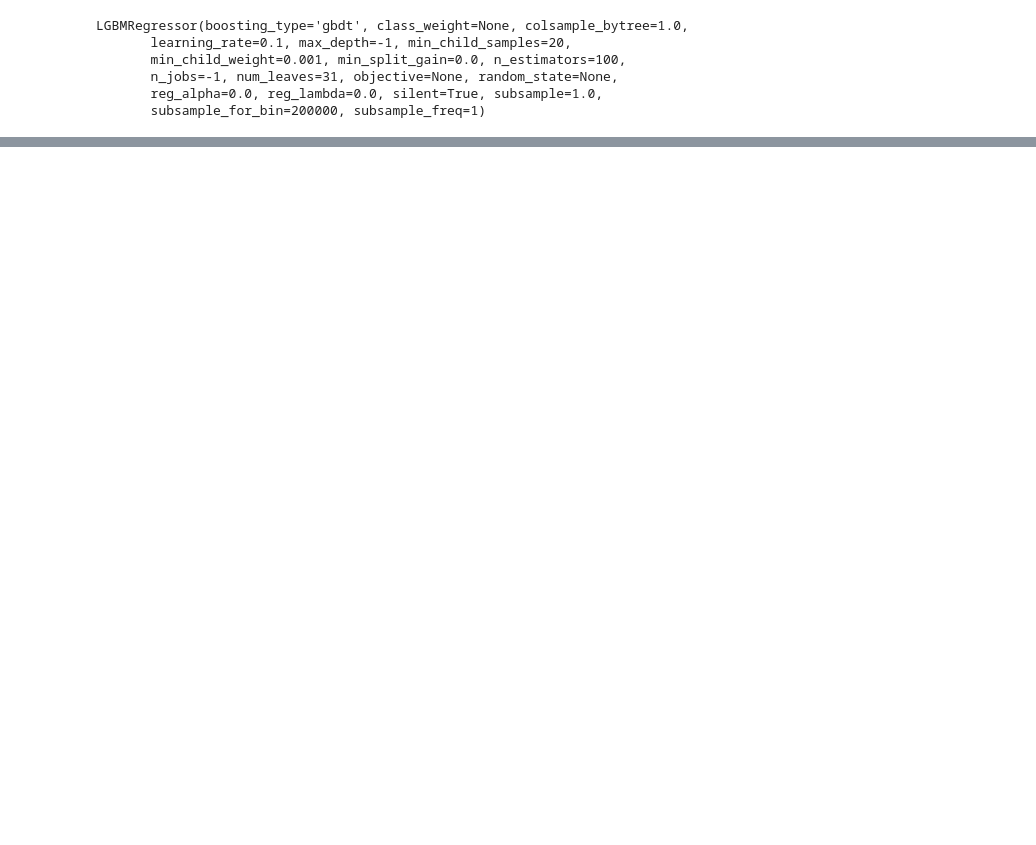
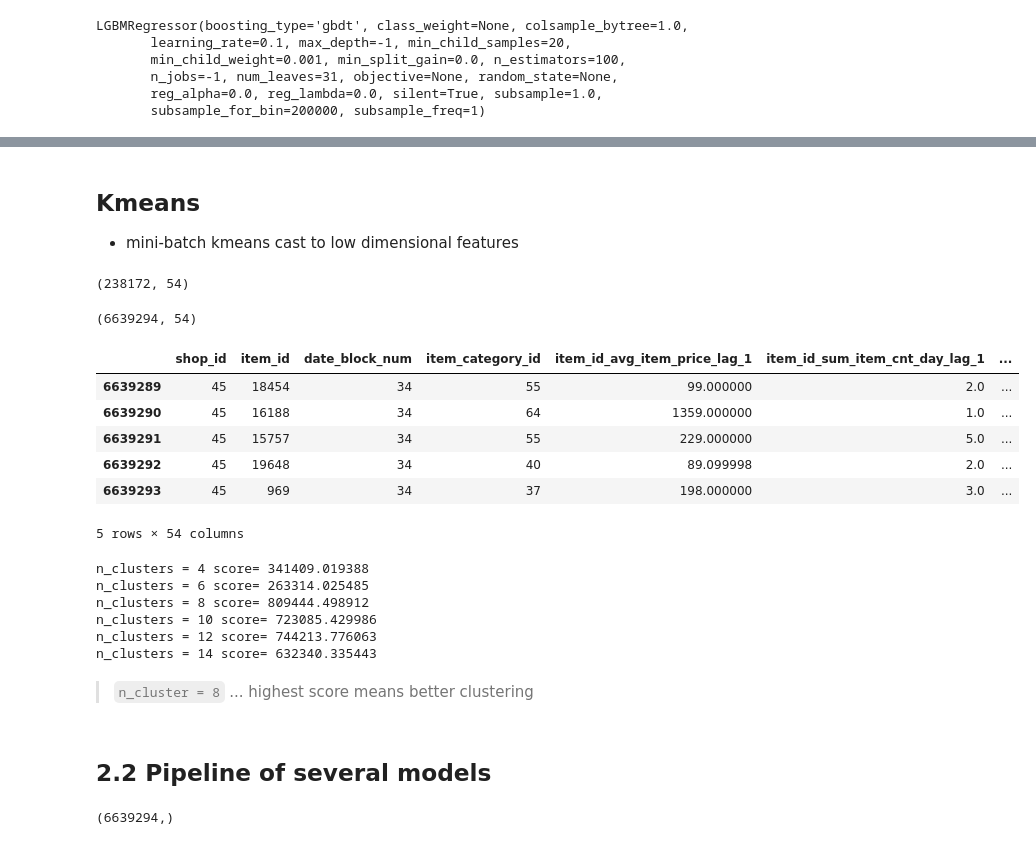
Before and after one commit to ihongChen/HowToWinKaggle, a Jupyter notebook: src/FirstLevelModel.ipynb, the cells around one changed output, grey strips where cells are left out. Cells and saved outputs as stored; diff of their text form; code cells hidden in the pictures; blank space fills up the shorter version.

```diff
--- a/src/FirstLevelModel.ipynb
+++ b/src/FirstLevelModel.ipynb
@@ -61,4 +80,6 @@ gc.collect()
 X_train.fillna(0,inplace=True)
 # %%
 X_cv.fillna(0,inplace=True)
+# %%
+X_test.fillna(0,inplace=True)
 # %% [markdown]
@@ -359,15 +322,0 @@ cv score: 3.8614
-# %%
-params = {
-    'task': 'train',
-    'boosting_type': 'gbdt',
-    'objective': 'regression',
-    'metric': {'l2', 'mse'},
-    'num_leaves': 31,
-    'learning_rate': 0.05,
-    'feature_fraction': 0.9,
-    'bagging_fraction': 0.8,
-    'bagging_freq': 5,
-    'verbose': 0
-}
-gbm = lgb.LGBMRegressor(**params)
-gbm.fit(X_train,y_train,eval_metric='l2',eval_set=[(X_cv,y_cv)],verbose=True)
@@ -399,0 +512,3 @@ LGBMRegressor(bagging_fraction=0.8, bagging_freq=5, boosting_type='gbdt',
+# %% [markdown]
+## Kmeans
+- mini-batch kmeans cast to low dimensional features
@@ -399,0 +518,42 @@ LGBMRegressor(bagging_fraction=0.8, bagging_freq=5, boosting_type='gbdt',
+# %%
+X_cv.shape
+# %% [output]
+(238172, 54)
+# %%
+merge = pd.concat([X_train, X_cv,X_test], ignore_index=True)
+# %%
+merge.shape
+# %% [output]
+(6639294, 54)
+# %%
+merge.tail()
+# %% [output]
+|  | shop_id | item_id | date_block_num | item_category_id | item_id_avg_item_price_lag_1 | item_id_sum_item_cnt_day_lag_1 | ... |
+| 6639289 | 45 | 18454 | 34 | 55 | 99.000000 | 2.0 | ... |
+| 6639290 | 45 | 16188 | 34 | 64 | 1359.000000 | 1.0 | ... |
+| 6639291 | 45 | 15757 | 34 | 55 | 229.000000 | 5.0 | ... |
+| 6639292 | 45 | 19648 | 34 | 40 | 89.099998 | 2.0 | ... |
+| 6639293 | 45 | 969 | 34 | 37 | 198.000000 | 3.0 | ... |
+5 rows × 54 columns
+# %%
+for c in np.arange(4,16,2):
+    print('n_clusters =', c, end=' score= ')
+    km = Pipeline([
+        ('standardscaler', StandardScaler(copy=False, with_mean=True, with_std=True)),
+        ('kmean', MiniBatchKMeans(n_clusters=c, max_no_improvement=30,
+                                  verbose=0, batch_size=1000000, random_state=0))
+    ])
+#     mini_kmean = MiniBatchKMeans(n_clusters=8, batch_size=10000, verbose=2, random_state=0)
+    labels = km.fit_predict(merge)
+    print(calinski_harabaz_score(merge, labels))
+# %% [output]
+n_clusters = 4 score= 341409.019388
+n_clusters = 6 score= 263314.025485
+n_clusters = 8 score= 809444.498912
+n_clusters = 10 score= 723085.429986
+n_clusters = 12 score= 744213.776063
+n_clusters = 14 score= 632340.335443
+# %% [markdown]
+> `n_cluster = 8` ... highest score means better clustering
+# %% [markdown]
+## 2.2 Pipeline of several models
@@ -399,0 +562,4 @@ LGBMRegressor(bagging_fraction=0.8, bagging_freq=5, boosting_type='gbdt',
+# %%
+merge_dates.shape
+# %% [output]
+(6639294,)
```
Also changed, not shown: parts of 67 cells of this notebook.
